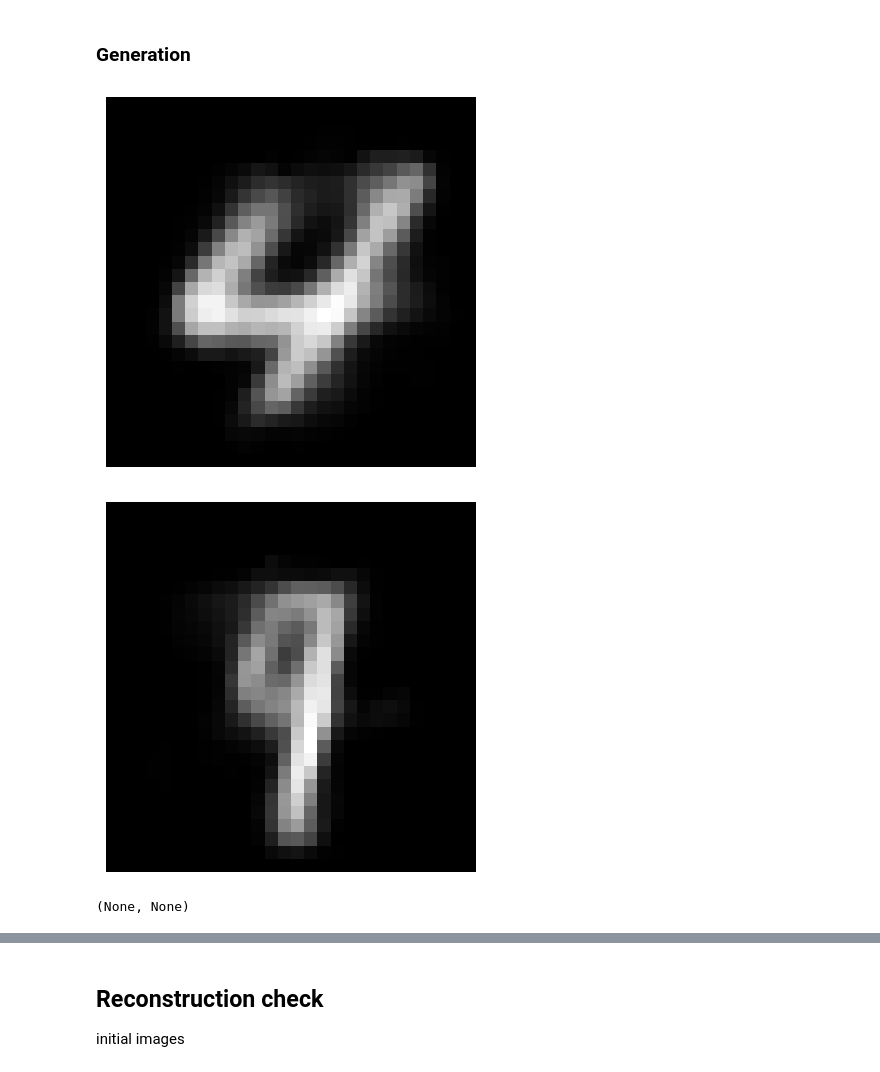
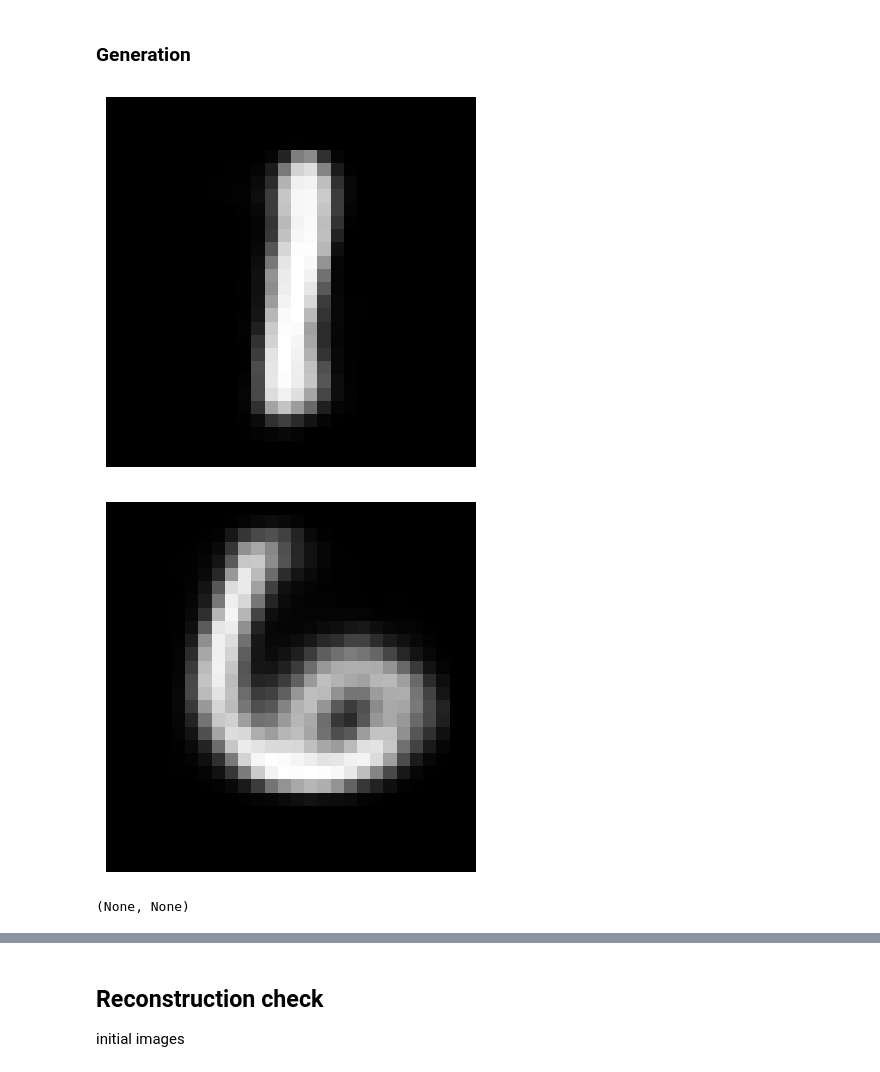
Before and after one commit to AlexanderKlyauzunik/internship-innowise, a Jupyter notebook: Variational_autoencoder/vae.ipynb, the cells around one changed output, grey strips where cells are left out. Drawn from its saved outputs; the diff is of its cells as text; code cells hidden in the pictures.

```diff
--- a/Variational_autoencoder/vae.ipynb
+++ b/Variational_autoencoder/vae.ipynb
@@ -101,7 +101,7 @@ model = VAE().to(device)
 optimizer = Adam(model.parameters(), lr=1e-3)
 
 def loss_function(x, x_hat, mean, log_var):
-    reproduction_loss = nn.functional.gaussian_nll_loss(x_hat, x, torch.Tensor(([1e-6]*len(x_hat))), reduction='mean')#nn.functional.binary_cross_entropy(x_hat, x, reduction='sum')
+    reproduction_loss = nn.functional.gaussian_nll_loss(x_hat, x, torch.Tensor(([1e-6]*len(x_hat))), reduction='sum')#nn.functional.binary_cross_entropy(x_hat, x, reduction='sum')
     KLD = - 0.5 * torch.sum(1 + log_var - mean.pow(2) - log_var.exp())
 
     return reproduction_loss + KLD
@@ -130,5 +130,5 @@ def train(model, optimizer, epochs, device):
         print("\tEpoch", epoch + 1, "\tAverage Loss: ", overall_loss/(batch_idx*batch_size))
     return overall_loss
 
-train(model, optimizer, epochs=1, device=device)
+train(model, optimizer, epochs=10, device=device)
 # %% [output]
@@ -141,3 +150,3 @@ torch.save(model.state_dict(), 'VAE_nll_reduction_mean.pt')
 # %%
-# model.load_state_dict(torch.load('VAE_initial.pt'), weights_only=True)
-# model.eval()
+model.load_state_dict(torch.load('/home/olegsandrr/Documents/SavedModels/VAE_initial.pt'))
+model.eval()
@@ -146,16 +174,18 @@ torch.save(model.state_dict(), 'VAE_nll_reduction_mean.pt')
 # %%
 def generate_digit(mean, var):
     z_sample = torch.tensor([[mean, var]], dtype=torch.float).to(device)
     x_decoded = model.decode(z_sample)
     digit = x_decoded.detach().cpu().reshape(28, 28) # reshape vector to 2d array
+    f = lambda x: 0 if x < 0.35 else 1
+    #digit = np.vectorize(f)(digit)
     plt.imshow(digit, cmap='gray')
     plt.axis('off')
     plt.show()
 
-generate_digit(0.35, -0.55), generate_digit(1.0, 0.0)
+generate_digit(-0.5, -1), generate_digit(1.0, 1.0)
 # %% [output]
-[figure, old version]
+[figure, new version]
-[figure, old version]
+[figure, new version]
 (None, None)
 # %%
 def plot_latent_space(model, scale=1.0, n=25, digit_size=28, figsize=15):
```
Also changed, not shown: parts of 8 cells of this notebook, 11 other files.
